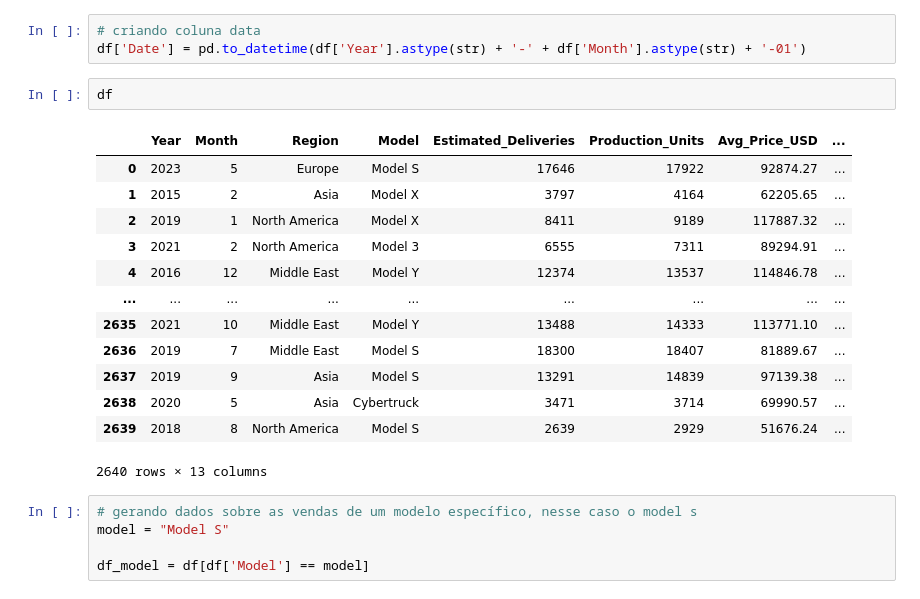
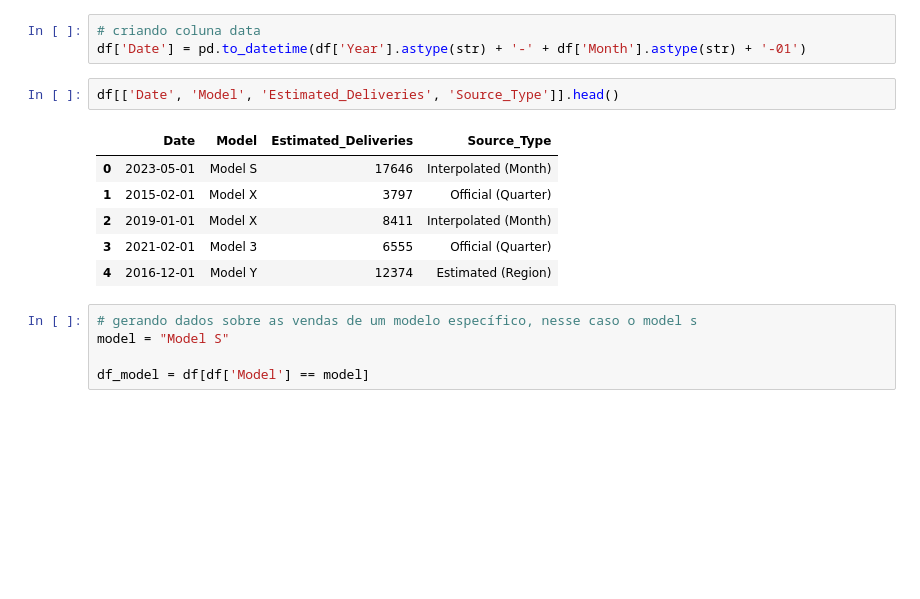
Before and after one commit to iagonmic/timeseries-econometrics-labs, a Jupyter notebook: questions/01_missing_data_imputation.ipynb, the cells around one changed output. Drawn from its saved outputs; the diff is of its cells as text; blank space fills up the shorter version.

```diff
--- a/questions/01_missing_data_imputation.ipynb
+++ b/questions/01_missing_data_imputation.ipynb
@@ -40,21 +40,14 @@ memory usage: 247.6+ KB
 # criando coluna data
 df['Date'] = pd.to_datetime(df['Year'].astype(str) + '-' + df['Month'].astype(str) + '-01')
 # %%
-df
+df[['Date', 'Model', 'Estimated_Deliveries', 'Source_Type']].head()
 # %% [output]
-|  | Year | Month | Region | Model | Estimated_Deliveries | Production_Units | Avg_Price_USD | ... |
-| 0 | 2023 | 5 | Europe | Model S | 17646 | 17922 | 92874.27 | ... |
-| 1 | 2015 | 2 | Asia | Model X | 3797 | 4164 | 62205.65 | ... |
-| 2 | 2019 | 1 | North America | Model X | 8411 | 9189 | 117887.32 | ... |
-| 3 | 2021 | 2 | North America | Model 3 | 6555 | 7311 | 89294.91 | ... |
-| 4 | 2016 | 12 | Middle East | Model Y | 12374 | 13537 | 114846.78 | ... |
-| ... | ... | ... | ... | ... | ... | ... | ... | ... |
-| 2635 | 2021 | 10 | Middle East | Model Y | 13488 | 14333 | 113771.10 | ... |
-| 2636 | 2019 | 7 | Middle East | Model S | 18300 | 18407 | 81889.67 | ... |
-| 2637 | 2019 | 9 | Asia | Model S | 13291 | 14839 | 97139.38 | ... |
-| 2638 | 2020 | 5 | Asia | Cybertruck | 3471 | 3714 | 69990.57 | ... |
-| 2639 | 2018 | 8 | North America | Model S | 2639 | 2929 | 51676.24 | ... |
+|  | Date | Model | Estimated_Deliveries | Source_Type |
+| 0 | 2023-05-01 | Model S | 17646 | Interpolated (Month) |
+| 1 | 2015-02-01 | Model X | 3797 | Official (Quarter) |
+| 2 | 2019-01-01 | Model X | 8411 | Interpolated (Month) |
+| 3 | 2021-02-01 | Model 3 | 6555 | Official (Quarter) |
+| 4 | 2016-12-01 | Model Y | 12374 | Estimated (Region) |
-2640 rows × 13 columns
 # %%
 # gerando dados sobre as vendas de um modelo específico, nesse caso o model s
 model = "Model S"
```
Also changed, not shown: parts of 6 cells of this notebook, 1 other file.
